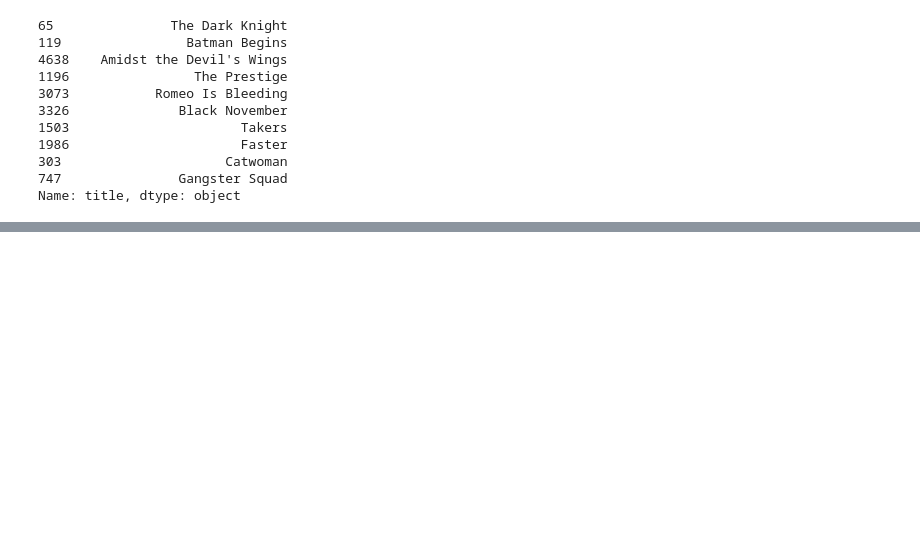
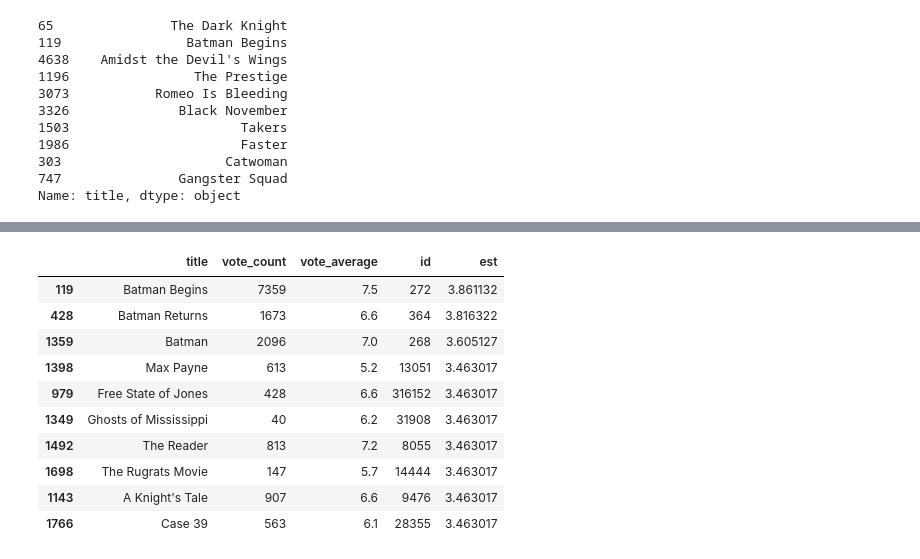
Before and after one commit to junheeyoon/The-Age-of-Recommender-Systems, a Jupyter notebook: Movie_Recommendation_System.ipynb, the cells around one changed output, grey strips where cells are left out. Saved outputs shown, nothing was run; the diff lists cells and outputs as text; code cells hidden in the pictures; blank space fills up the shorter version.

```diff
--- a/Movie_Recommendation_System.ipynb
+++ b/Movie_Recommendation_System.ipynb
@@ -292,0 +319,6 @@ Name: title, dtype: object
+# %%
+data = Dataset.load_from_df(ratings[['userId', 'movieId', 'rating']], reader)
+# %%
+svd = SVD()
+
+cross_validate(svd, data, measures=['RMSE', 'MAE'], cv=5)
@@ -292,0 +382,29 @@ Name: title, dtype: object
+# %%
+def hybrid(userId, title):
+    idx = indices[title]
+
+    sim_scores = list(enumerate(cosine_sim[int(idx)]))
+    sim_scores = sorted(sim_scores, key=lambda x: x[1], reverse=True)
+    sim_scores = sim_scores[1:26]
+    movie_indices = [i[0] for i in sim_scores]
+
+    movies = df2.iloc[movie_indices][['title', 'vote_count', 'vote_average', 'id']]
+    #print(movies)
+    movies['est'] = movies['id'].apply(lambda y: svd.predict(userId, y).est)
+    #movies['est'] = movies['id'].apply(lambda x: svd.predict(userId, df2.loc[1]['id']).est)
+    movies = movies.sort_values('est', ascending=False)
+    return movies.head(10)
+# %%
+hybrid(2, 'The Dark Knight Rises')
+# %% [output]
+|  | title | vote_count | vote_average | id | est |
+| 119 | Batman Begins | 7359 | 7.5 | 272 | 3.861132 |
+| 428 | Batman Returns | 1673 | 6.6 | 364 | 3.816322 |
+| 1359 | Batman | 2096 | 7.0 | 268 | 3.605127 |
+| 1398 | Max Payne | 613 | 5.2 | 13051 | 3.463017 |
+| 979 | Free State of Jones | 428 | 6.6 | 316152 | 3.463017 |
+| 1349 | Ghosts of Mississippi | 40 | 6.2 | 31908 | 3.463017 |
+| 1492 | The Reader | 813 | 7.2 | 8055 | 3.463017 |
+| 1698 | The Rugrats Movie | 147 | 5.7 | 14444 | 3.463017 |
+| 1143 | A Knight's Tale | 907 | 6.6 | 9476 | 3.463017 |
+| 1766 | Case 39 | 563 | 6.1 | 28355 | 3.463017 |
```
Also changed, not shown: parts of 10 cells of this notebook.
